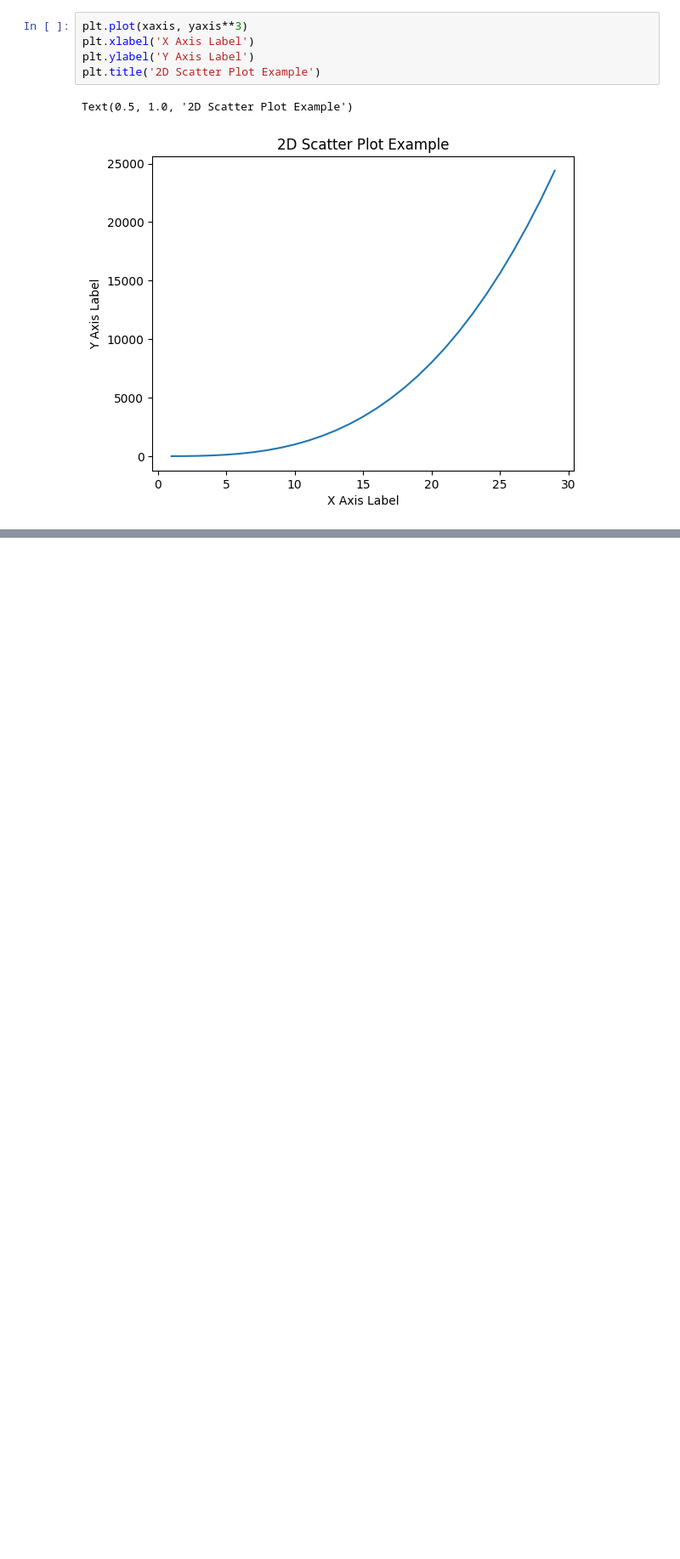
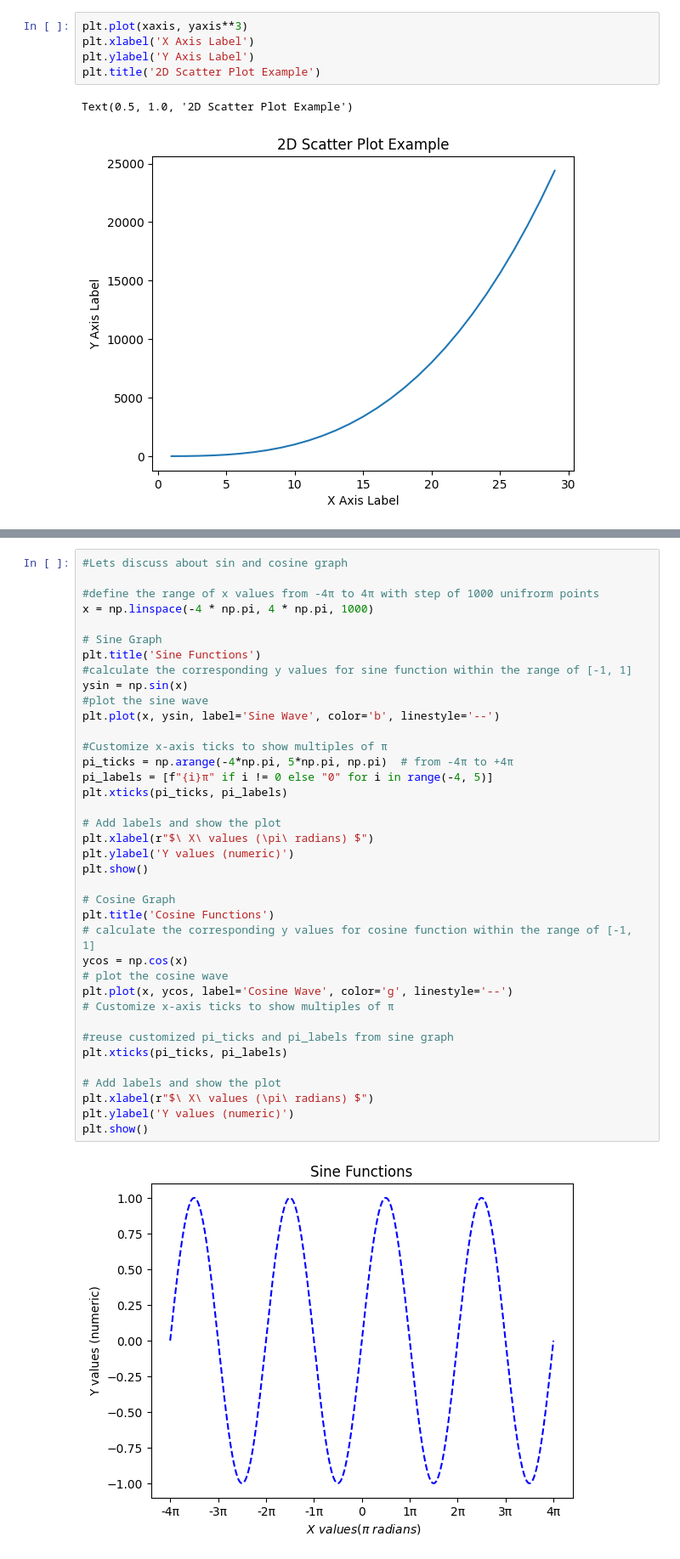
Before and after one commit to akg-git/Python-Development-Learning, a Jupyter notebook: Pandas/basic_matplotlib.ipynb, the cells around one changed output, grey strips where cells are left out. Shown at 85% size. Drawn from its saved outputs; the diff is of its cells as text; blank space fills up the shorter version.

```diff
--- a/Pandas/basic_matplotlib.ipynb
+++ b/Pandas/basic_matplotlib.ipynb
@@ -48,0 +52,40 @@ plt.title('2D Scatter Plot: 2x+Y/3+5=0')
+# %%
+#Lets discuss about sin and cosine graph
+
+#define the range of x values from -4π to 4π with step of 1000 unifrorm points
+x = np.linspace(-4 * np.pi, 4 * np.pi, 1000)
+
+# Sine Graph
+plt.title('Sine Functions')
+#calculate the corresponding y values for sine function within the range of [-1, 1]
+ysin = np.sin(x)
+#plot the sine wave
+plt.plot(x, ysin, label='Sine Wave', color='b', linestyle='--')
+
+#Customize x-axis ticks to show multiples of π
+pi_ticks = np.arange(-4*np.pi, 5*np.pi, np.pi)  # from -4π to +4π
+pi_labels = [f"{i}π" if i != 0 else "0" for i in range(-4, 5)]
+plt.xticks(pi_ticks, pi_labels)
+
+# Add labels and show the plot
+plt.xlabel(r"$\ X\ values (\pi\ radians) $")
+plt.ylabel('Y values (numeric)')
+plt.show()
+
+# Cosine Graph
+plt.title('Cosine Functions')
+# calculate the corresponding y values for cosine function within the range of [-1, 1]
+ycos = np.cos(x)
+# plot the cosine wave
+plt.plot(x, ycos, label='Cosine Wave', color='g', linestyle='--')
+# Customize x-axis ticks to show multiples of π
+
+#reuse customized pi_ticks and pi_labels from sine graph
+plt.xticks(pi_ticks, pi_labels)
+
+# Add labels and show the plot
+plt.xlabel(r"$\ X\ values (\pi\ radians) $")
+plt.ylabel('Y values (numeric)')
+plt.show()
+# %% [output]
+[figure, added]
```
Also changed, not shown: parts of 3 cells of this notebook.
